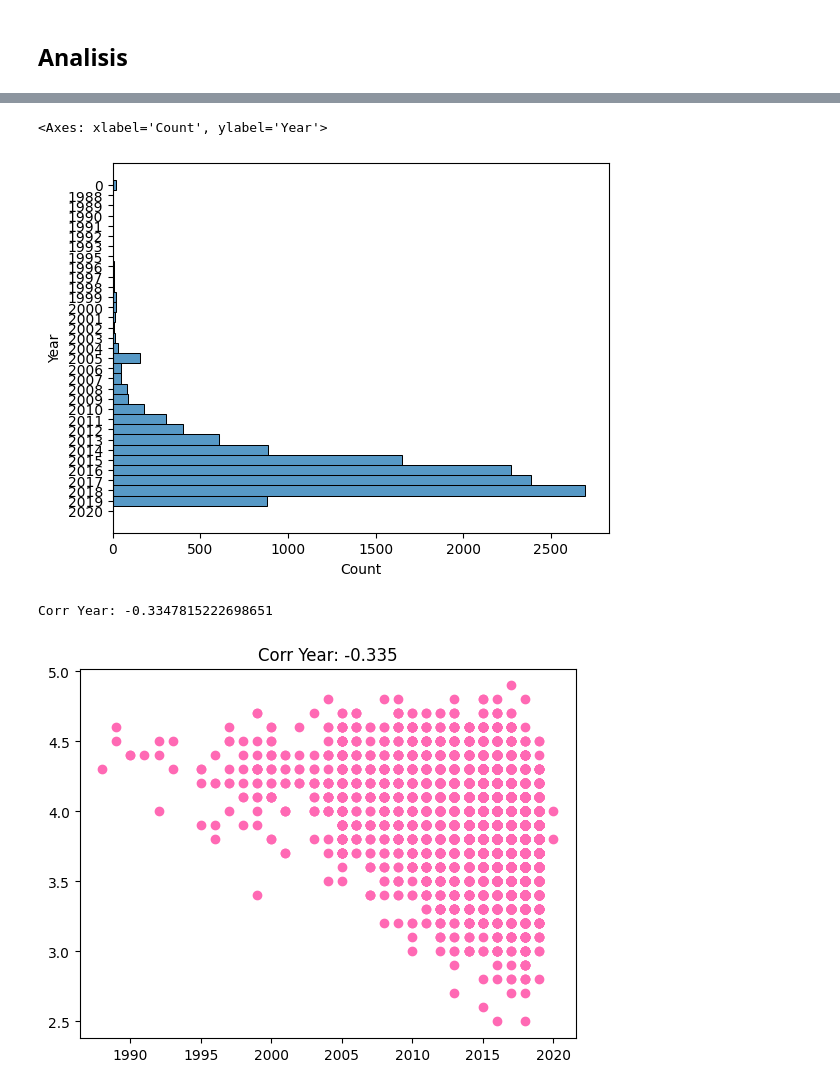
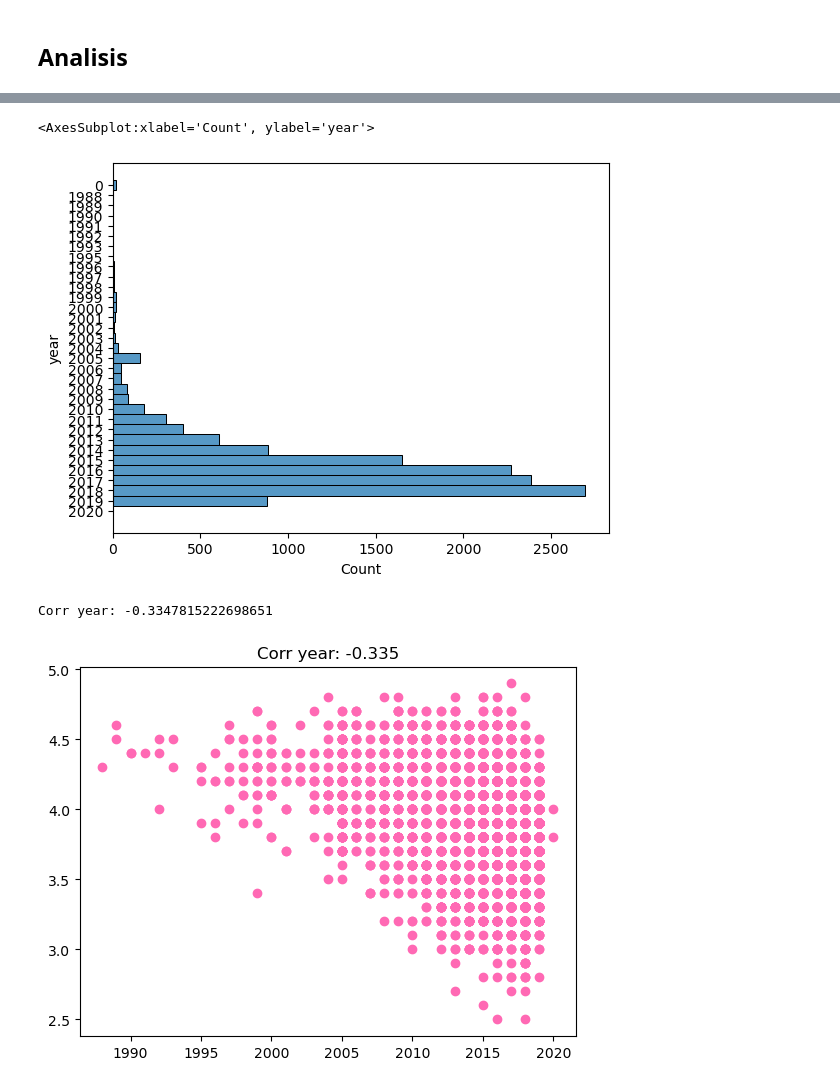
Before and after one commit to am23006810/CienciaDeDatosEnPython-ProyectoFinal, a Jupyter notebook: tmp/proyecto_final_exploracion.ipynb, the cells around one changed output, grey strips where cells are left out. Drawn from its saved outputs; the diff is of its cells as text; code cells hidden in the pictures.

```diff
--- a/tmp/proyecto_final_exploracion.ipynb
+++ b/tmp/proyecto_final_exploracion.ipynb
@@ -130,9 +132,9 @@ white_data.describe()
 # %% [markdown]
 ## Limpieza y procesamiento
 # %%
-red_data['Type'] = 'Red'
-rose_data['Type'] = 'Rose'
-white_data['Type'] = 'White'
+red_data['type'] = 'Red'
+rose_data['type'] = 'Rose'
+white_data['type'] = 'White'
 # %%
 complete_df = pd.concat([red_data,rose_data,white_data], ignore_index = True)
 # %%
@@ -170,8 +172,8 @@ Type               16
 dtype: int64
 # %%
-complete_df.loc[ complete_df['Year'] == 'N.V.', 'Year'] = 0
+complete_df.loc[ complete_df['year'] == 'N.V.', 'year'] = 0
 # %%
-complete_df['Year'] = complete_df['Year'].astype(int)
+complete_df['year'] = complete_df['year'].astype(int)
 # %%
 complete_df.info()
 # %% [output]
@@ -216,8 +218,8 @@ complete_df.head()
 # %% [markdown]
 ## Quitar caracteres especiales
 # %%
-complete_df['Name'] = complete_df['Name'].str.normalize('NFKD').str.encode('ascii', errors='ignore').str.decode('utf-8')
-complete_df['Winery'] = complete_df['Winery'].str.normalize('NFKD').str.encode('ascii', errors='ignore').str.decode('utf-8')
+complete_df['name'] = complete_df['name'].str.normalize('NFKD').str.encode('ascii', errors='ignore').str.decode('utf-8')
+complete_df['winery'] = complete_df['winery'].str.normalize('NFKD').str.encode('ascii', errors='ignore').str.decode('utf-8')
 # %%
 complete_df.head()
 # %% [output]
@@ -246,20 +248,20 @@ sns.histplot(data=complete_df, x='Rating', hue='Type')
 [figure]
 # %%
-sns.histplot(y=complete_df['Year'].sort_values().astype(str))
+sns.histplot(y=complete_df['year'].sort_values().astype(str))
 #test
 # %% [output]
-<Axes: xlabel='Count', ylabel='Year'>
+<AxesSubplot:xlabel='Count', ylabel='year'>
 [figure]
 # %%
-colName = 'Year'
-df_temp = complete_df.drop(complete_df[ complete_df['Year'] == 0].index)
+colName = 'year'
+df_temp = complete_df.drop(complete_df[ complete_df['year'] == 0].index)
 
-corr = df_temp[colName].corr(df_temp["Rating"])
+corr = df_temp[colName].corr(df_temp["rating"])
 print(f"Corr {colName}: {corr}")
-plt.scatter(df_temp[colName],df_temp["Rating"], color = 'hotpink')
+plt.scatter(df_temp[colName],df_temp["rating"], color = 'hotpink')
 plt.title(f"Corr {colName}: {'%.3f' % corr}")
 plt.show()
 # %% [output]
-Corr Year: -0.3347815222698651
+Corr year: -0.3347815222698651
-[figure, old version]
+[figure, new version]
 # %%
```
Also changed, not shown: parts of 21 cells of this notebook.
